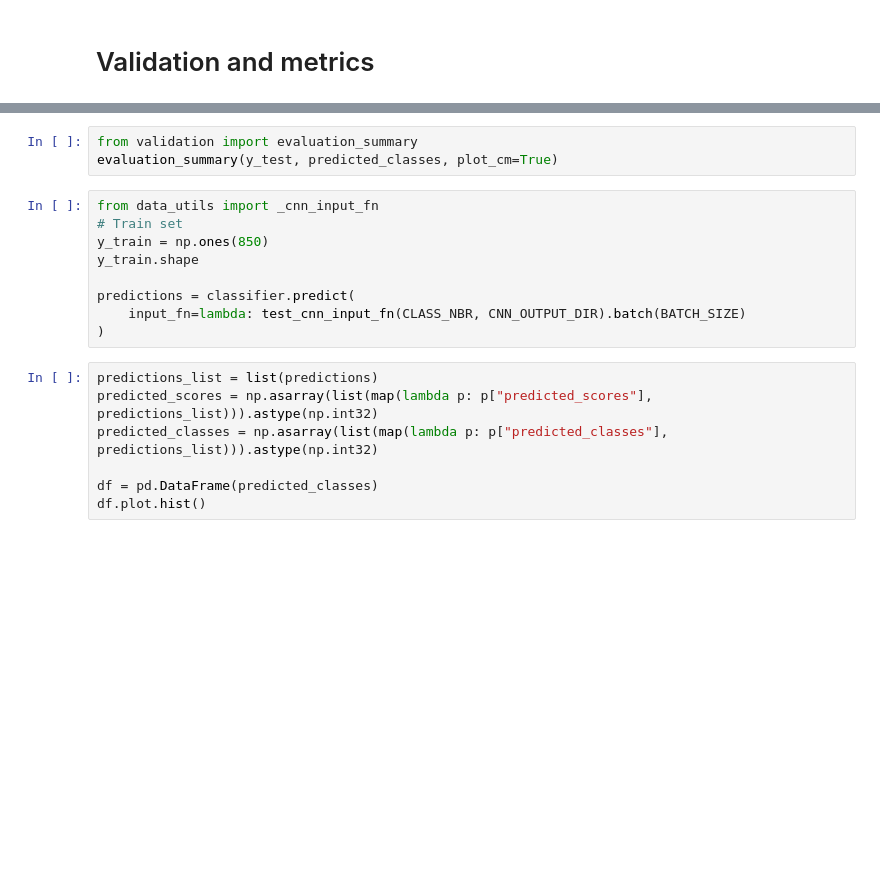
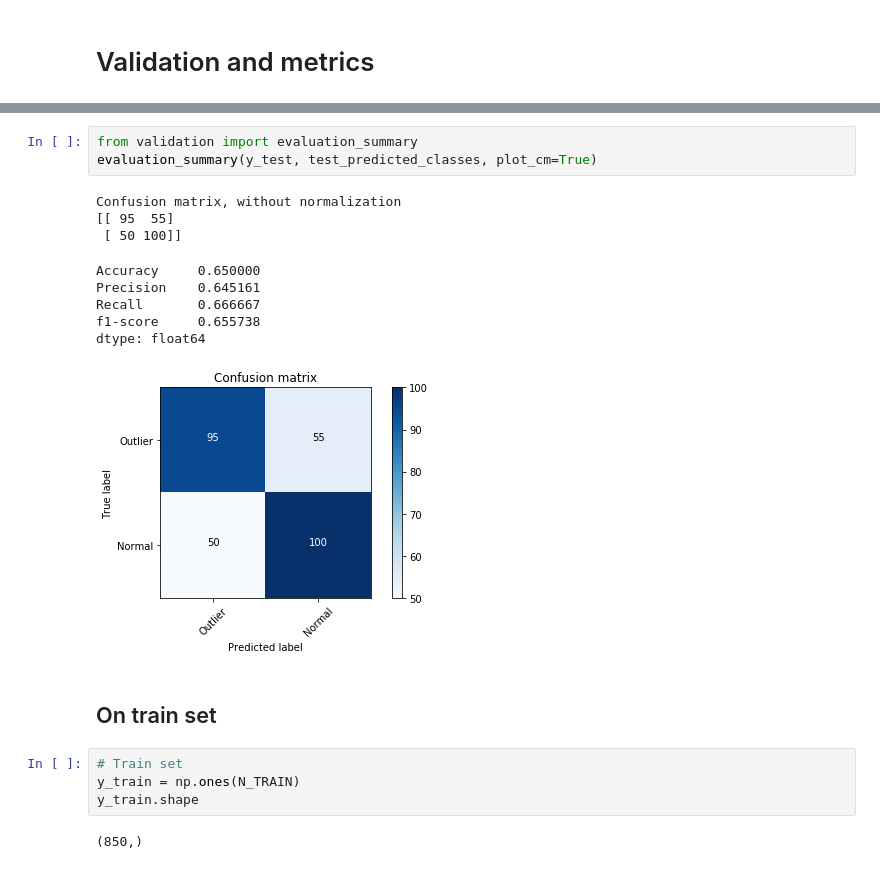
Before and after one commit to DEKHTIARJonathan/DeepOneClass, a Jupyter notebook: source_files/training.ipynb, the cells around one changed output, grey strips where cells are left out. Saved outputs shown, nothing was run; the diff lists cells and outputs as text; blank space fills up the shorter version.

```diff
--- a/source_files/training.ipynb
+++ b/source_files/training.ipynb
@@ -149,19 +190,21 @@ y_test.shape
 # %%
 from validation import evaluation_summary
-evaluation_summary(y_test, predicted_classes, plot_cm=True)
+evaluation_summary(y_test, test_predicted_classes, plot_cm=True)
+# %% [output]
+Confusion matrix, without normalization
+[[ 95  55]
+ [ 50 100]]
+Accuracy     0.650000
+Precision    0.645161
+Recall       0.666667
+f1-score     0.655738
+dtype: float64
+[figure, added]
+# %% [markdown]
+## On train set
 # %%
-from data_utils import _cnn_input_fn
 # Train set
-y_train = np.ones(850)
+y_train = np.ones(N_TRAIN)
 y_train.shape
-
-predictions = classifier.predict(
-    input_fn=lambda: test_cnn_input_fn(CLASS_NBR, CNN_OUTPUT_DIR).batch(BATCH_SIZE)
-)
+# %% [output]
+(850,)
-# %%
-predictions_list = list(predictions)
-predicted_scores = np.asarray(list(map(lambda p: p["predicted_scores"], predictions_list))).astype(np.int32)
-predicted_classes = np.asarray(list(map(lambda p: p["predicted_classes"], predictions_list))).astype(np.int32)
-
-df = pd.DataFrame(predicted_classes)
-df.plot.hist()
```
Also changed, not shown: parts of 12 cells of this notebook.
